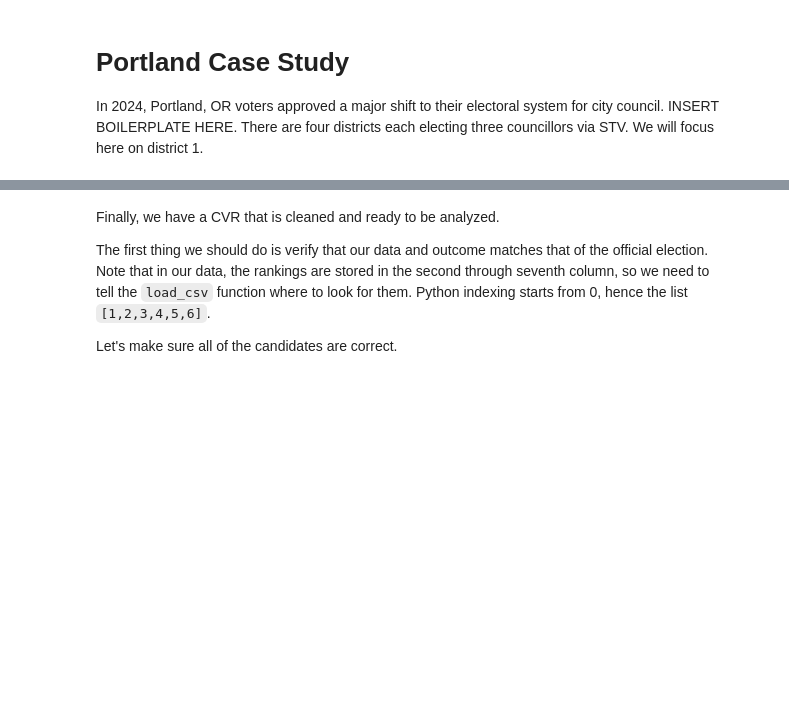
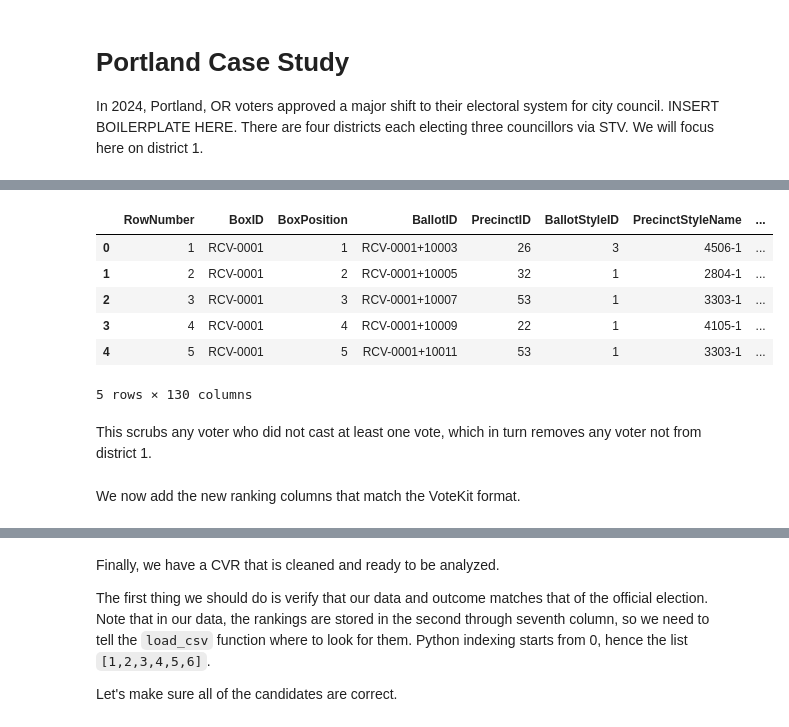
Before and after one commit to mggg/VoteKit, a Jupyter notebook: notebooks/7_portland_case_study.ipynb, the cells around one changed output, grey strips where cells are left out. Cells and saved outputs as stored; diff of their text form; code cells hidden in the pictures; blank space fills up the shorter version.

```diff
--- a/notebooks/7_portland_case_study.ipynb
+++ b/notebooks/7_portland_case_study.ipynb
@@ -11,0 +17,9 @@ If you want to skip all of the cleaning steps below, you can download the prepar
+# %%
+import pandas as pd
+import gdown
+
+file_id = "1ly3IcjeQTpet-zvxd49DM_OmY_i4uftB"
+url = f"https://drive.google.com/uc?id={file_id}"
+save_to = "Portland_D1_raw_from_city.csv"
+
+gdown.download(url, save_to, quiet=False)
@@ -11,0 +31,11 @@ If you want to skip all of the cleaning steps below, you can download the prepar
+# %%
+D1_df = pd.read_csv(save_to) # change to the file name downloaded from portland
+D1_df.head()
+# %% [output]
+|  | RowNumber | BoxID | BoxPosition | BallotID | PrecinctID | BallotStyleID | PrecinctStyleName | ... |
+| 0 | 1 | RCV-0001 | 1 | RCV-0001+10003 | 26 | 3 | 4506-1 | ... |
+| 1 | 2 | RCV-0001 | 2 | RCV-0001+10005 | 32 | 1 | 2804-1 | ... |
+| 2 | 3 | RCV-0001 | 3 | RCV-0001+10007 | 53 | 1 | 3303-1 | ... |
+| 3 | 4 | RCV-0001 | 4 | RCV-0001+10009 | 22 | 1 | 4105-1 | ... |
+| 4 | 5 | RCV-0001 | 5 | RCV-0001+10011 | 53 | 1 | 3303-1 | ... |
+5 rows × 130 columns
@@ -11,0 +46,2 @@ If you want to skip all of the cleaning steps below, you can download the prepar
+# %% [markdown]
+This scrubs any voter who did not cast at least one vote, which in turn removes any voter not from district 1.
@@ -11,0 +50,2 @@ If you want to skip all of the cleaning steps below, you can download the prepar
+# %% [markdown]
+We now add the new ranking columns that match the VoteKit format.
```
Also changed, not shown: parts of 15 cells of this notebook, 1 other file.
